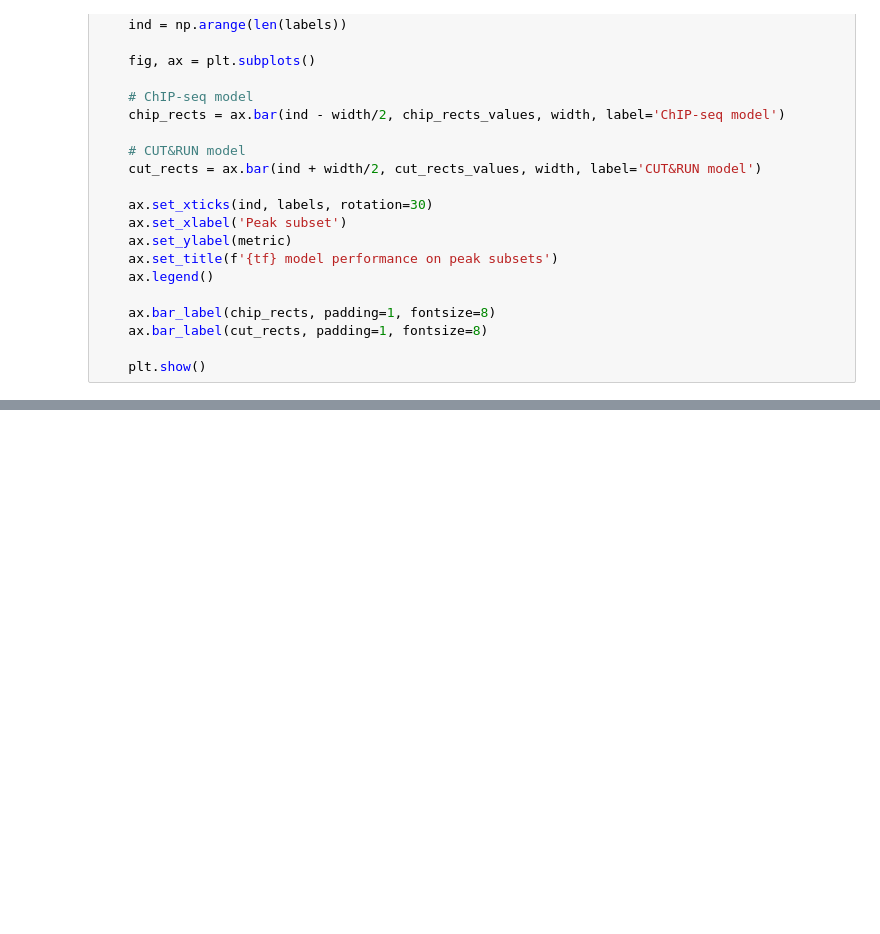
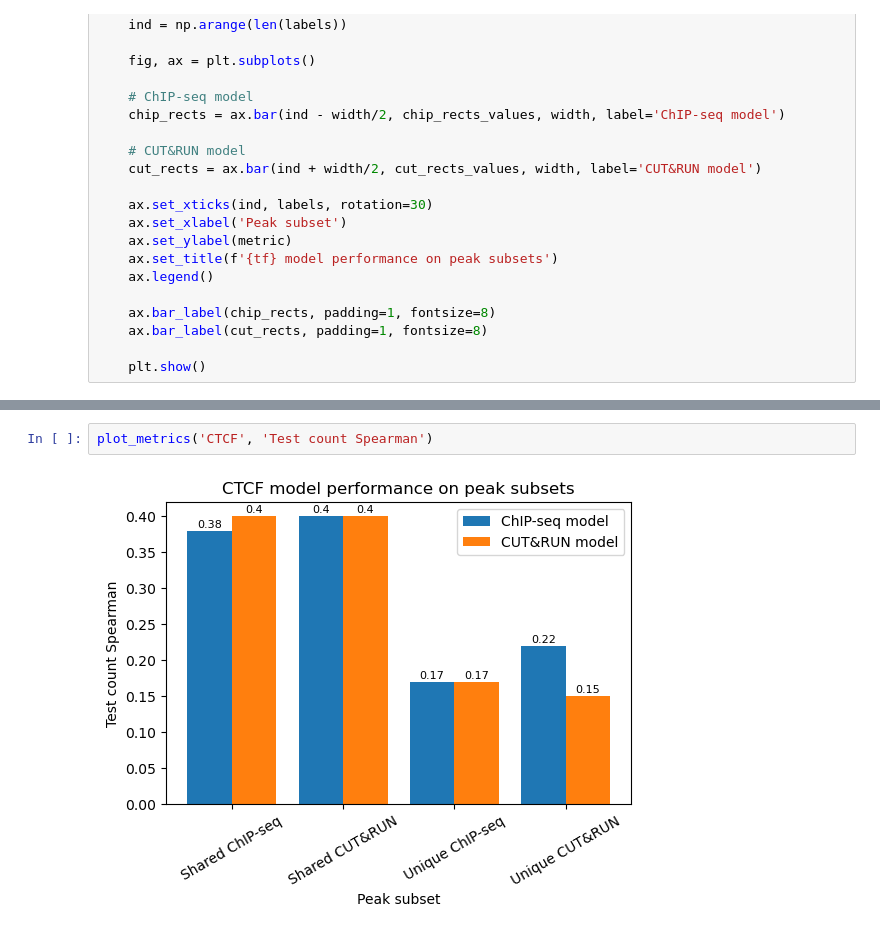
Before and after one commit to katie-sp/bpnet-internship, a Jupyter notebook: reports/katie_notebooks/summer2022_analysis/metrics_across_subsets.ipynb, the cells around one changed output, grey strips where cells are left out. Drawn from its saved outputs; the diff is of its cells as text; blank space fills up the shorter version.

```diff
--- a/reports/katie_notebooks/summer2022_analysis/metrics_across_subsets.ipynb
+++ b/reports/katie_notebooks/summer2022_analysis/metrics_across_subsets.ipynb
@@ -353,0 +362,4 @@ plot_metrics('CTCF', 'Test profile JSD')
+# %%
+plot_metrics('CTCF', 'Test count Spearman')
+# %% [output]
+[figure, added]
```
Also changed, not shown: parts of 11 cells of this notebook, 2 other files.
